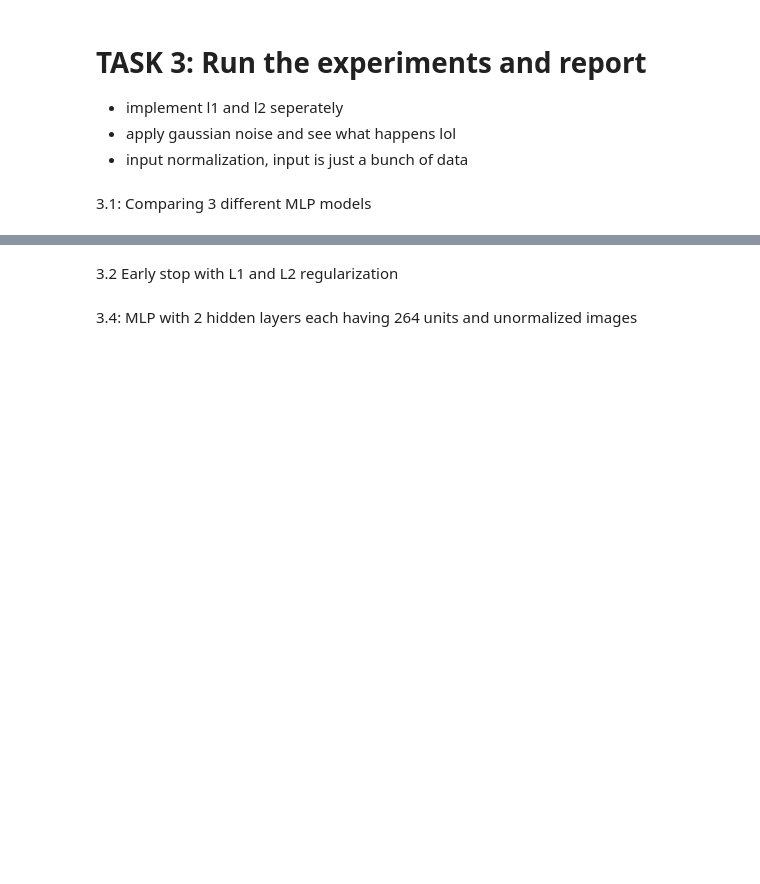
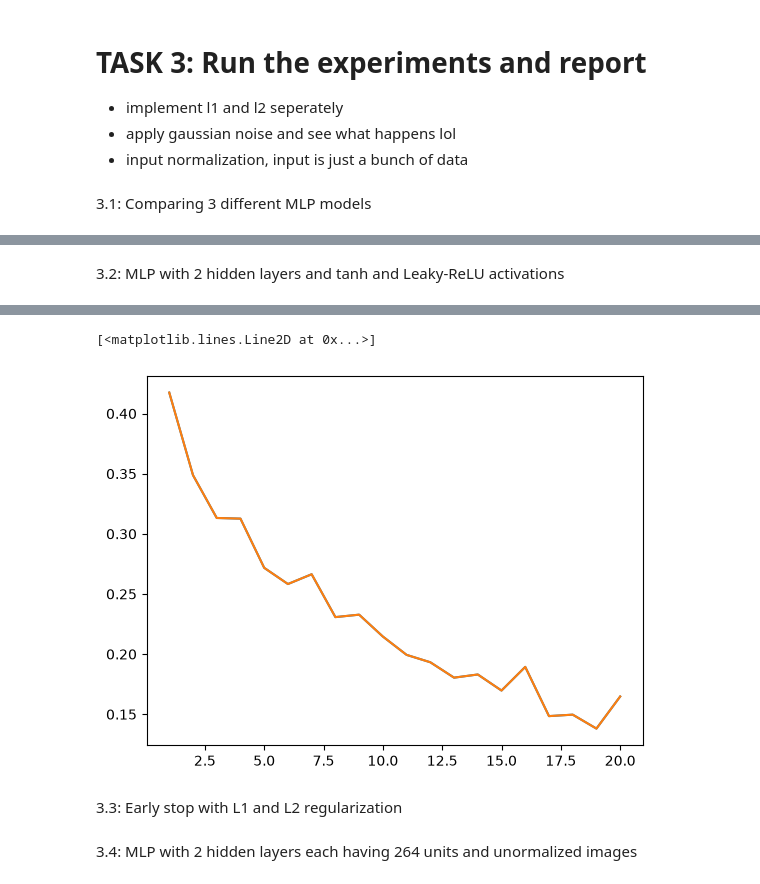
Before and after one commit to mounirammam/COMP551-Group-Project-A3, a Jupyter notebook: COMP551_A3.ipynb, the cells around one changed output, grey strips where cells are left out. Saved outputs shown, nothing was run; the diff lists cells and outputs as text; code cells hidden in the pictures; blank space fills up the shorter version.

```diff
--- a/COMP551_A3.ipynb
+++ b/COMP551_A3.ipynb
@@ -423,0 +446,16 @@ plt.show()
+# %% [markdown]
+3.2: MLP with 2 hidden layers and tanh and Leaky-ReLU activations
+# %%
+# MLP 2 hidden layers - tahn
+mlp_32_tanh = MLP(activation='tanh', num_hidden=2, hidden_units=[256, 256])
+mlp_32_tanh.fit(X_train, y_train, learning_rate=0.05, epochs=20, batch_size=64, optimizer=GradientDescent(learning_rate=0.05))
+epoch_32_tanh = range(1, len(mlp_32_tanh.history['train_acc']) + 1)
+
+# MLP 2 hidden layers - leaky reLU
+mlp_32_leaky = MLP(activation='leaky_relu', num_hidden=2, hidden_units=[256, 256])
+mlp_32_leaky.fit(X_train, y_train, learning_rate=0.05, epochs=20, batch_size=64, optimizer=GradientDescent(learning_rate=0.05))
+epoch_32_leaky = range(1, len(mlp_32_leaky.history['train_acc']) + 1)
+
+plt.plot(epoch_32_tanh, mlp_32_tanh.history['train_loss'], label='Test Accuracy of MLP with tanh activation')
+plt.plot(epoch_32_leaky, mlp_32_leaky.history['train_loss'], label='Test Accuracy of MLP with Leaku-reLU activation')
+# %% [output]
@@ -424,3 +479,5 @@ plt.show()
+[<matplotlib.lines.Line2D at 0x...>]
+[figure, added]
 # %% [markdown]
-3.2 Early stop with L1 and L2 regularization
+3.3: Early stop with L1 and L2 regularization
 # %%
```
Also changed, not shown: parts of 8 cells of this notebook.
